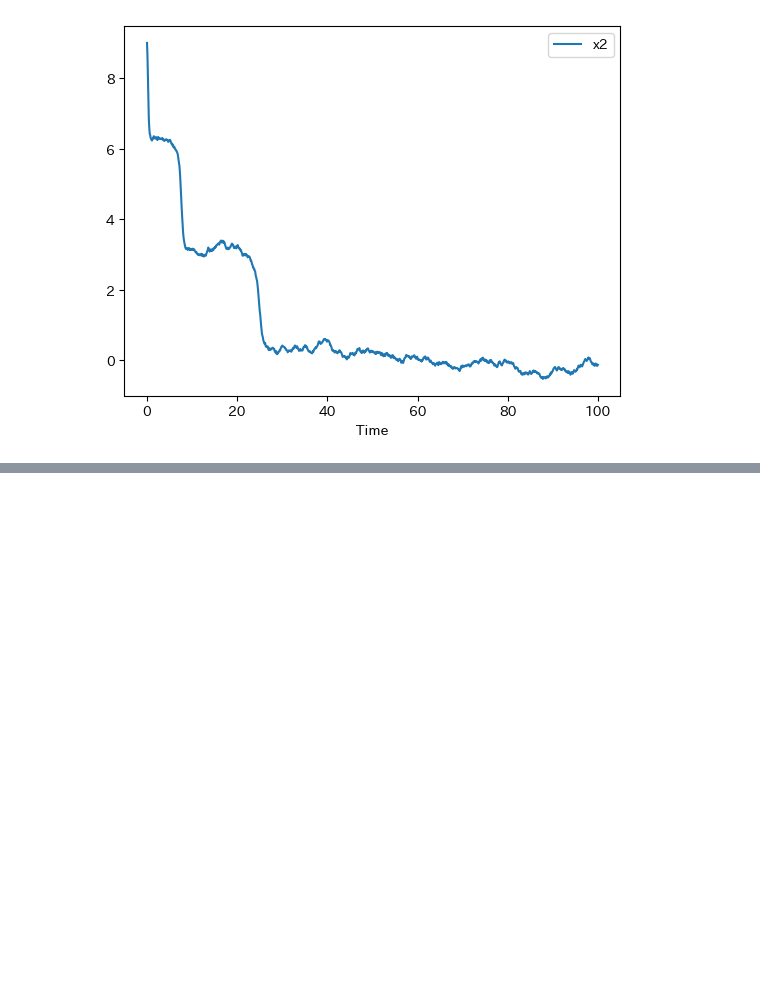
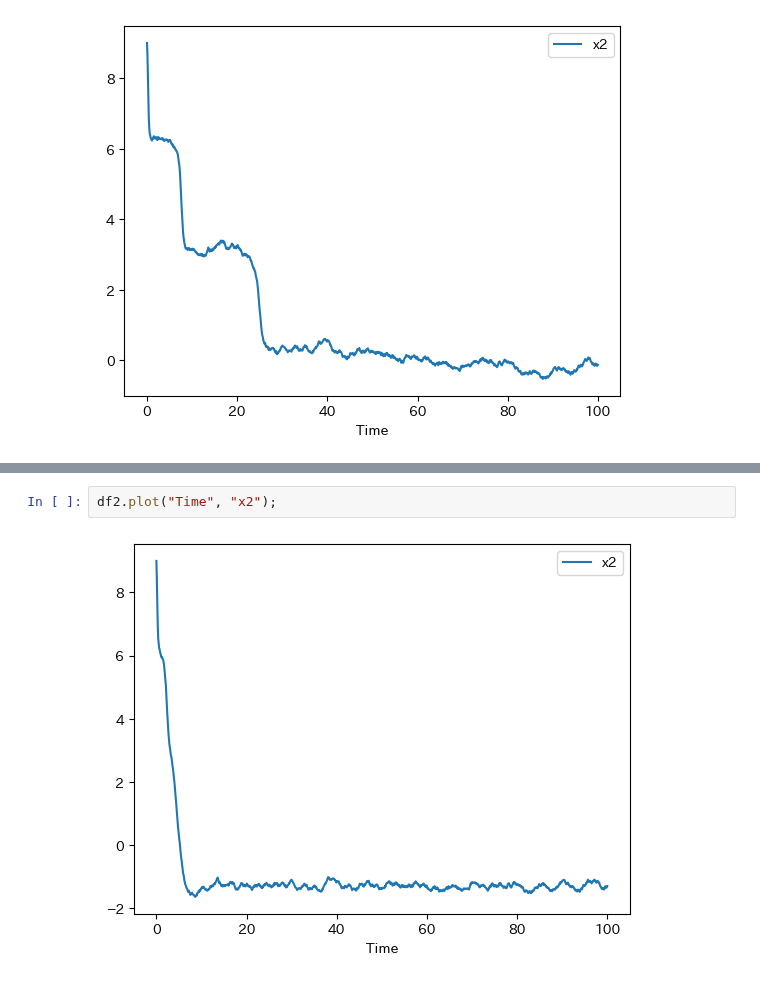
Before and after one commit to gomi-kuzu/model_base_deep, a Jupyter notebook: work/Origin/numerical_experiment_for_trigger_controller.ipynb, the cells around one changed output, grey strips where cells are left out. Saved outputs shown, nothing was run; the diff lists cells and outputs as text; blank space fills up the shorter version.

```diff
--- a/work/Origin/numerical_experiment_for_trigger_controller.ipynb
+++ b/work/Origin/numerical_experiment_for_trigger_controller.ipynb
@@ -67,0 +116,4 @@ df.plot("Time", "x2");
+# %%
+df2.plot("Time", "x2");
+# %% [output]
+[figure, added]
```
Also changed, not shown: parts of 6 cells of this notebook.
